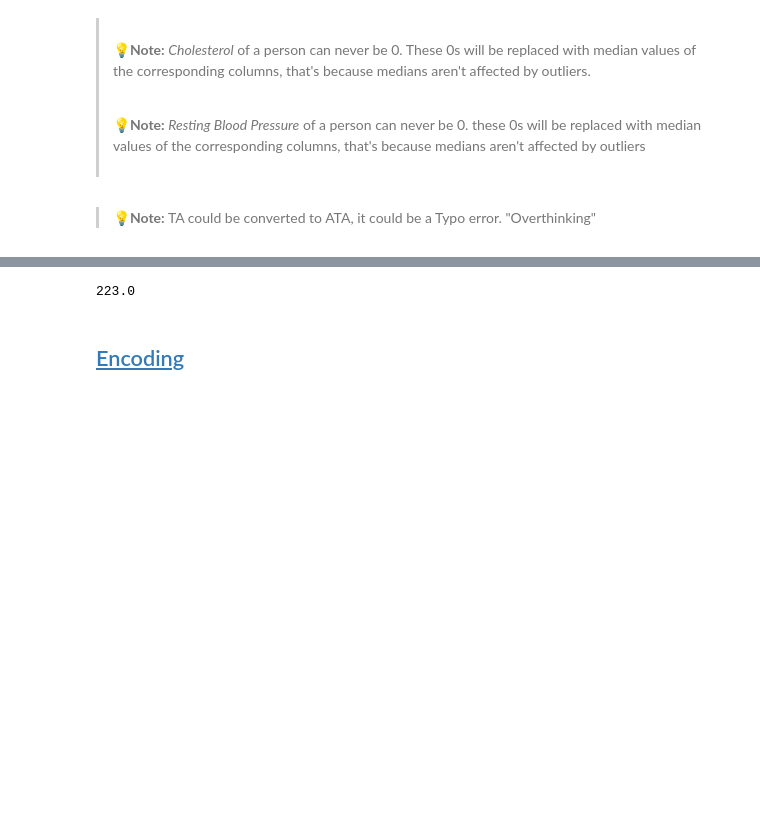
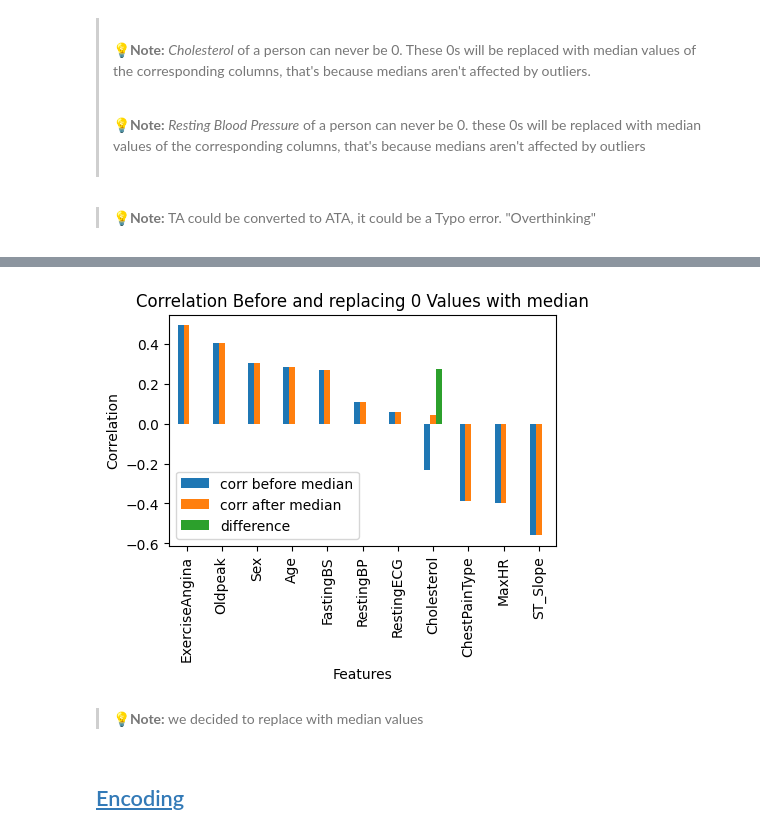
Before and after one commit to Seif-Yasser-Ahmed/Heart-Failure-Prediction, a Jupyter notebook: Src/Preprocessor.ipynb, the cells around one changed output, grey strips where cells are left out. Cells and saved outputs as stored; diff of their text form; code cells hidden in the pictures; blank space fills up the shorter version.

```diff
--- a/Src/Preprocessor.ipynb
+++ b/Src/Preprocessor.ipynb
@@ -513,0 +626,10 @@ data[data['Cholesterol'] == 0]
+# %%
+df_after_median = data_encoded.copy()
+
+# Dropping 0 values in Cholesterol feature in after df
+df_after_median['Cholesterol'] = df_after_median['Cholesterol'].replace(0, df_after_median['Cholesterol'].median())
+# df_after_median.dropna(inplace=True)
+
+# Find correlation between HeartDisease and every other features in both df
+corr_before = round(df_before_drop.corr().sort_values('HeartDisease',ascending=False).iloc[1:, :]['HeartDisease'],3)
+corr_after = round(df_after_median.corr().sort_values('HeartDisease',ascending=False).iloc[1:, :]['HeartDisease'],3)
@@ -514,7 +653,17 @@ data[data['Cholesterol'] == 0]
+# %%
+difference_df = pd.concat([corr_before, corr_after,(corr_after - corr_before)], axis=1)
+difference_df.columns = ['corr before median','corr after median','difference']
+difference_df.plot(kind='bar', figsize=(5, 3))
+plt.title('Correlation Before and replacing 0 Values with median')
+plt.xlabel('Features')
+plt.ylabel('Correlation')
+plt.show()
+# %% [output]
+[figure, added]
+# %% [markdown]
+> **💡Note:** we decided to replace with median values
 # %%
-data['Cholesterol'].median()
+data['Cholesterol'] = data['Cholesterol'].replace(0, data['Cholesterol'].median())
-# %% [output]
-223.0
 # %% [markdown]
 ## <a id='toc6_1_'></a>[Encoding](#toc0_)
 # %%
```
Also changed, not shown: parts of 43 cells of this notebook, 2 other files.
